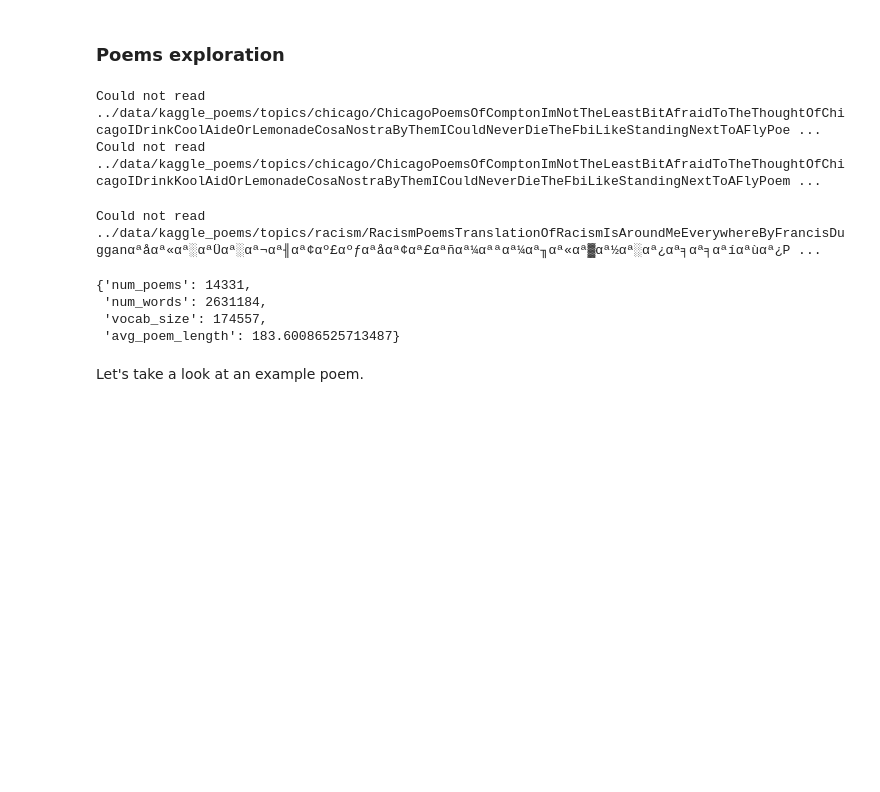
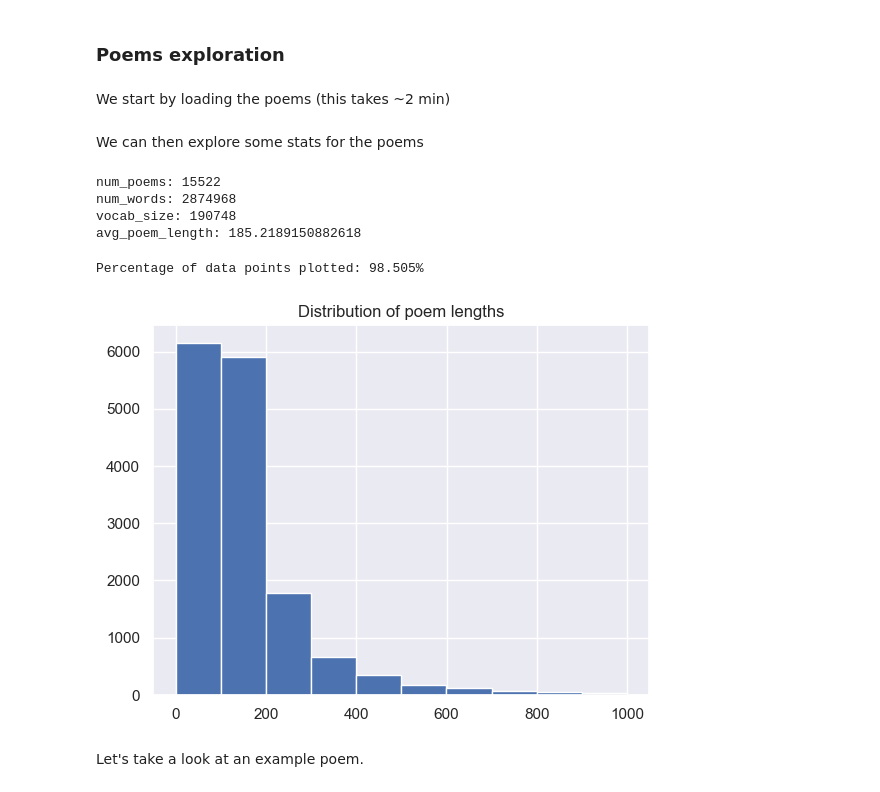
Before and after one commit to LukasLeindals/image-to-poem, a Jupyter notebook: notebooks/data_exploration.ipynb, the cells around one changed output. Saved outputs shown, nothing was run; the diff lists cells and outputs as text; code cells hidden in the pictures; blank space fills up the shorter version.

Commit message:
add some data exploration

```diff
--- a/notebooks/data_exploration.ipynb
+++ b/notebooks/data_exploration.ipynb
@@ -10,6 +10,8 @@ from image_to_poem.data.kaggle_poems import KagglePoems
 from PIL import Image
 import matplotlib.pyplot as plt
 import numpy as np
+import seaborn as sns
+sns.set()
 
 DATA_PATH = '../data/'
 # %% [markdown]
@@ -37,16 +93,32 @@ Each topic has between 97 and 100 poems.
 # %% [markdown]
 ### Poems exploration
+# %% [markdown]
+We start by loading the poems (this takes ~2 min)
 # %%
 poems = KagglePoems("../data/kaggle_poems/")
-poems.stats
-# %% [output]
-Could not read ../data/kaggle_poems/topics/chicago/ChicagoPoemsOfComptonImNotTheLeastBitAfraidToTheThoughtOfChicagoIDrinkCoolAideOrLemonadeCosaNostraByThemICouldNeverDieTheFbiLikeStandingNextToAFlyPoe ...
-Could not read ../data/kaggle_poems/topics/chicago/ChicagoPoemsOfComptonImNotTheLeastBitAfraidToTheThoughtOfChicagoIDrinkKoolAidOrLemonadeCosaNostraByThemICouldNeverDieTheFbiLikeStandingNextToAFlyPoem ...
-Could not read ../data/kaggle_poems/topics/racism/RacismPoemsTranslationOfRacismIsAroundMeEverywhereByFrancisDugganαªåαª«αª░αªÜαª░αª¬αª╢αª¢αº£αºƒαªåαª¢αª£αªñαª¼αªªαª¼αª╖αª«αª▓αª½αª░αª¿αª╕αª╕αªíαªùαª¿P ...
-{'num_poems': 14331,
- 'num_words': 2631184,
- 'vocab_size': 174557,
- 'avg_poem_length': 183.60086525713487}
+# %% [markdown]
+We can then explore some stats for the poems
+# %%
+for stat_name, stat_val in poems.stats.items():
+    print(f"{stat_name}: {stat_val}")
+# %% [output]
+num_poems: 15522
+num_words: 2874968
+vocab_size: 190748
+avg_poem_length: 185.2189150882618
+# %%
+poem_lengths = np.array([len(words) for words in poems.words])
+plot_lengths = poem_lengths[poem_lengths<1000]
+print(f"Percentage of data points plotted: {len(plot_lengths)/len(poem_lengths):.3%}")
+
+fig, ax = plt.subplots()
+ax.hist(plot_lengths)
+ax.set_title(f"Distribution of poem lengths")
+
+plt.show()
+# %% [output]
+Percentage of data points plotted: 98.505%
+[figure, added]
 # %% [markdown]
 Let's take a look at an example poem.
 # %%
```
Also changed, not shown: parts of 6 cells of this notebook, 3 other files.
